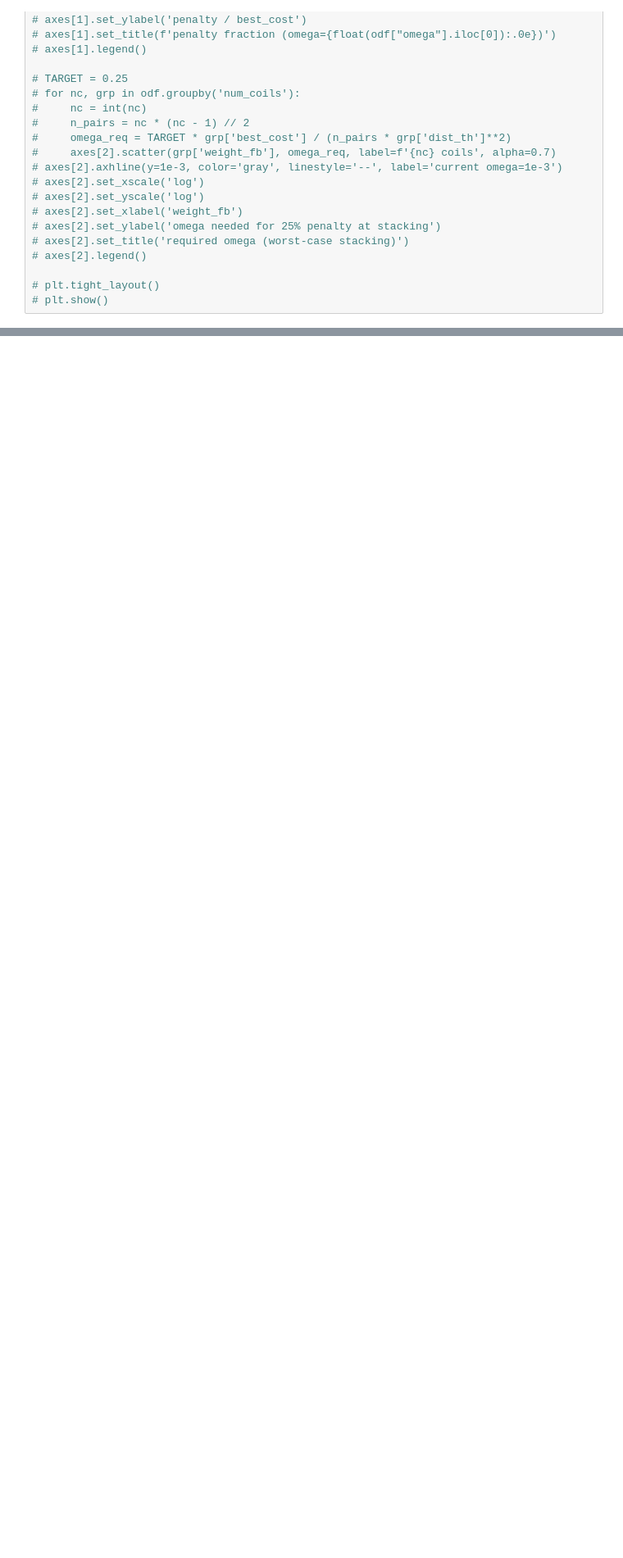
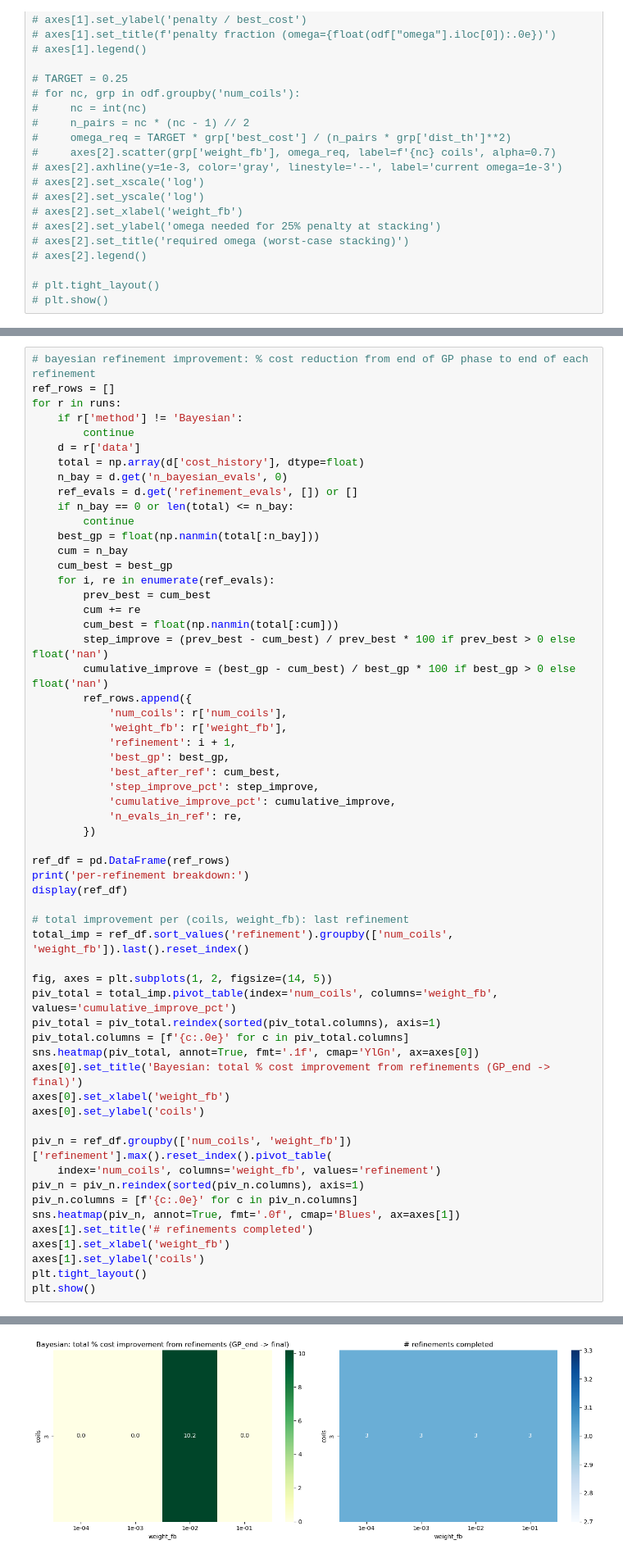
Before and after one commit to jeremslm/PF_location_optimization, a Jupyter notebook: notebooks/combined_boundary_analysis.ipynb, the cells around one changed output, grey strips where cells are left out. Shown at 82% size. Drawn from its saved outputs; the diff is of its cells as text; blank space fills up the shorter version.

Commit message:
data

```diff
--- a/notebooks/combined_boundary_analysis.ipynb
+++ b/notebooks/combined_boundary_analysis.ipynb
@@ -646,0 +651,59 @@ plt.show()
+# %%
+# bayesian refinement improvement: % cost reduction from end of GP phase to end of each refinement
+ref_rows = []
+for r in runs:
+    if r['method'] != 'Bayesian':
+        continue
+    d = r['data']
+    total = np.array(d['cost_history'], dtype=float)
+    n_bay = d.get('n_bayesian_evals', 0)
+    ref_evals = d.get('refinement_evals', []) or []
+    if n_bay == 0 or len(total) <= n_bay:
+        continue
+    best_gp = float(np.nanmin(total[:n_bay]))
+    cum = n_bay
+    cum_best = best_gp
+    for i, re in enumerate(ref_evals):
+        prev_best = cum_best
+        cum += re
+        cum_best = float(np.nanmin(total[:cum]))
+        step_improve = (prev_best - cum_best) / prev_best * 100 if prev_best > 0 else float('nan')
+        cumulative_improve = (best_gp - cum_best) / best_gp * 100 if best_gp > 0 else float('nan')
+        ref_rows.append({
+            'num_coils': r['num_coils'],
+            'weight_fb': r['weight_fb'],
+            'refinement': i + 1,
+            'best_gp': best_gp,
+            'best_after_ref': cum_best,
+            'step_improve_pct': step_improve,
+            'cumulative_improve_pct': cumulative_improve,
+            'n_evals_in_ref': re,
+        })
+
+ref_df = pd.DataFrame(ref_rows)
+print('per-refinement breakdown:')
+display(ref_df)
+
+# total improvement per (coils, weight_fb): last refinement
+total_imp = ref_df.sort_values('refinement').groupby(['num_coils', 'weight_fb']).last().reset_index()
+
+fig, axes = plt.subplots(1, 2, figsize=(14, 5))
+piv_total = total_imp.pivot_table(index='num_coils', columns='weight_fb', values='cumulative_improve_pct')
+piv_total = piv_total.reindex(sorted(piv_total.columns), axis=1)
+piv_total.columns = [f'{c:.0e}' for c in piv_total.columns]
+sns.heatmap(piv_total, annot=True, fmt='.1f', cmap='YlGn', ax=axes[0])
+axes[0].set_title('Bayesian: total % cost improvement from refinements (GP_end -> final)')
+axes[0].set_xlabel('weight_fb')
+axes[0].set_ylabel('coils')
+
+piv_n = ref_df.groupby(['num_coils', 'weight_fb'])['refinement'].max().reset_index().pivot_table(
+    index='num_coils', columns='weight_fb', values='refinement')
+piv_n = piv_n.reindex(sorted(piv_n.columns), axis=1)
+piv_n.columns = [f'{c:.0e}' for c in piv_n.columns]
+sns.heatmap(piv_n, annot=True, fmt='.0f', cmap='Blues', ax=axes[1])
+axes[1].set_title('# refinements completed')
+axes[1].set_xlabel('weight_fb')
+axes[1].set_ylabel('coils')
+plt.tight_layout()
+plt.show()
+# %% [output]
@@ -646,0 +724 @@ plt.show()
+[figure, added]
```
Also changed, not shown: parts of 7 cells of this notebook, 48 other files.
